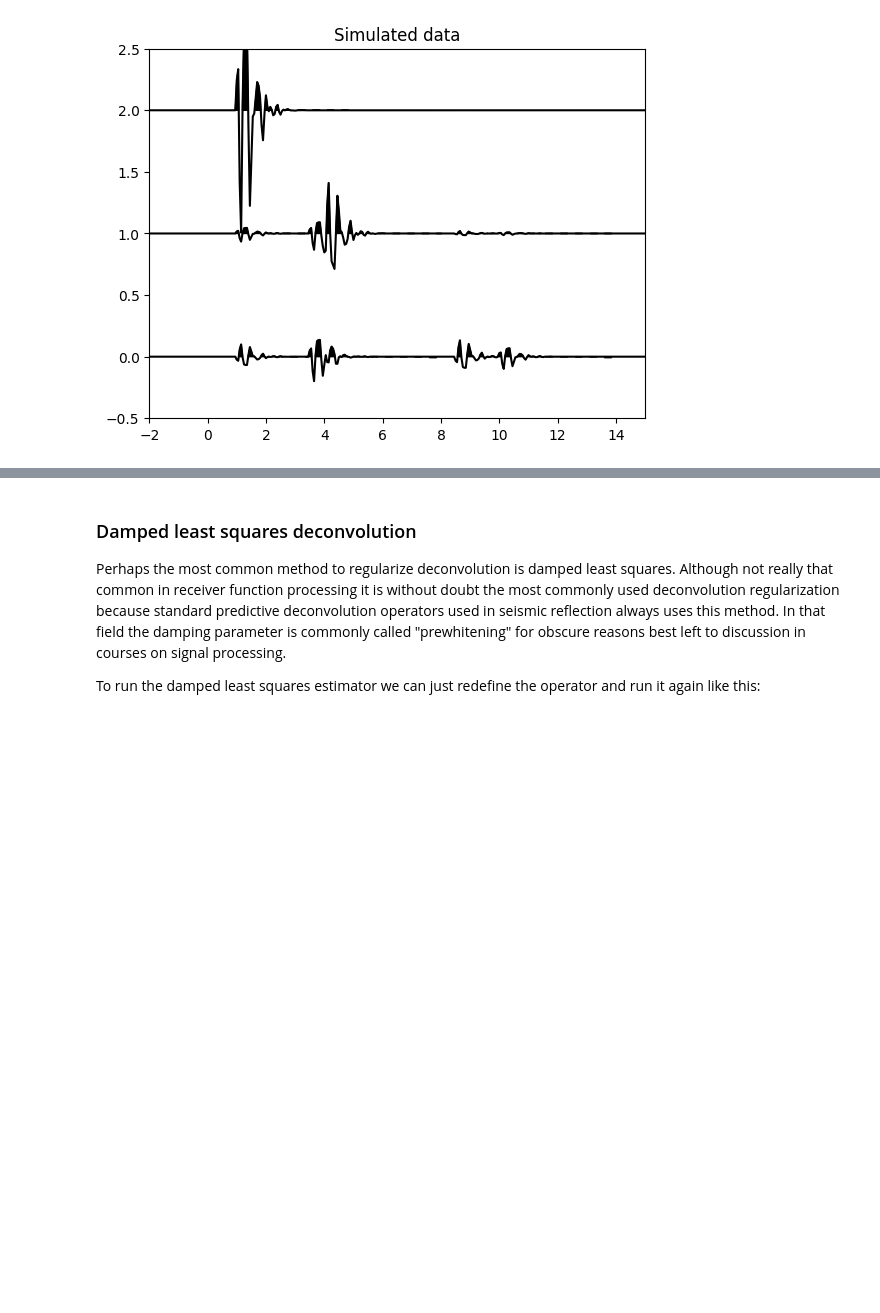
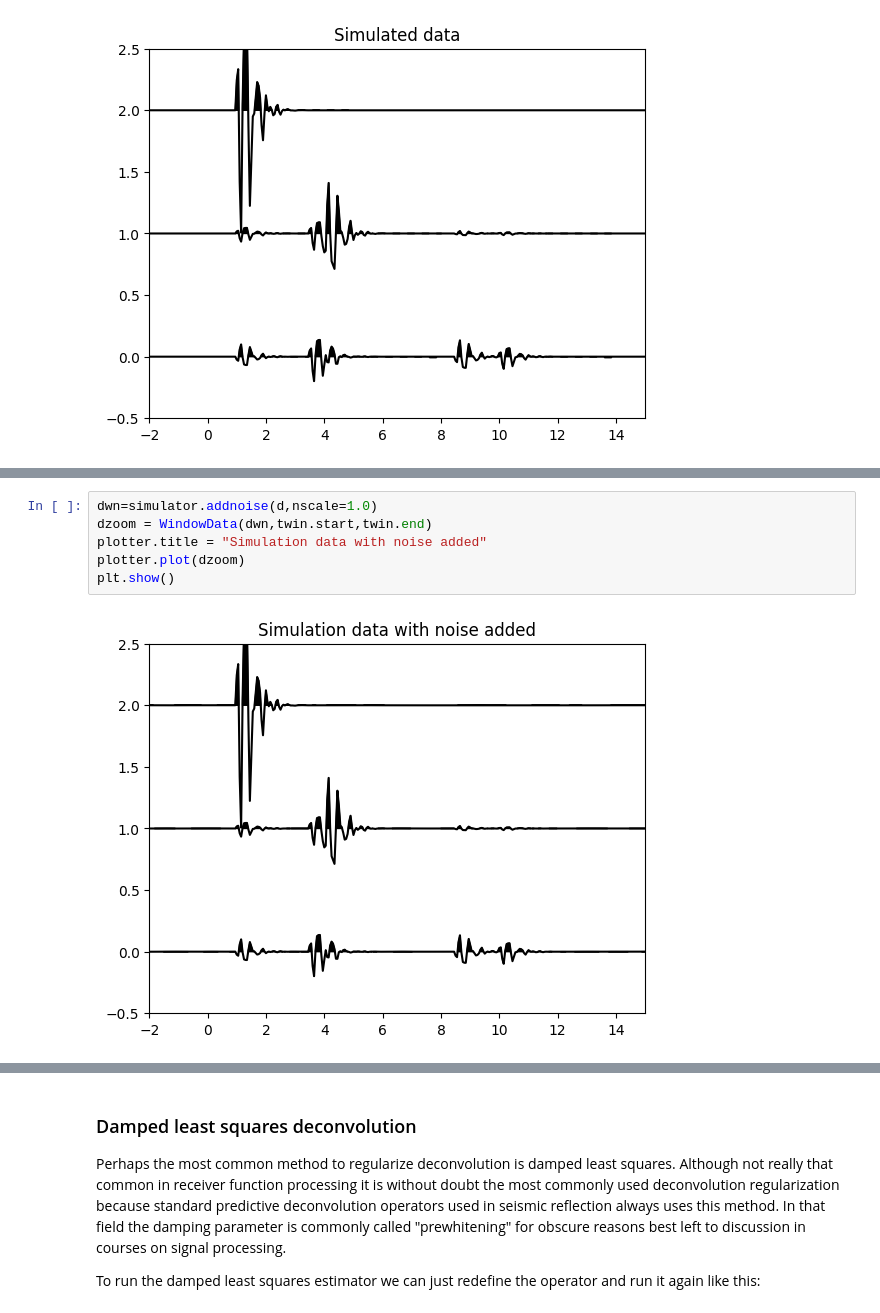
Before and after one commit to mspass-team/mspass_tutorial, a Jupyter notebook: notebooks/deconvolution_tutorial.ipynb, the cells around one changed output, grey strips where cells are left out. Saved outputs shown, nothing was run; the diff lists cells and outputs as text; blank space fills up the shorter version.

```diff
--- a/notebooks/deconvolution_tutorial.ipynb
+++ b/notebooks/deconvolution_tutorial.ipynb
@@ -62,0 +68,8 @@ plt.show()
+# %%
+dwn=simulator.addnoise(d,nscale=1.0)
+dzoom = WindowData(dwn,twin.start,twin.end)
+plotter.title = "Simulation data with noise added"
+plotter.plot(dzoom)
+plt.show()
+# %% [output]
+[figure, added]
```
Also changed, not shown: parts of 61 cells of this notebook, 1 other file.
